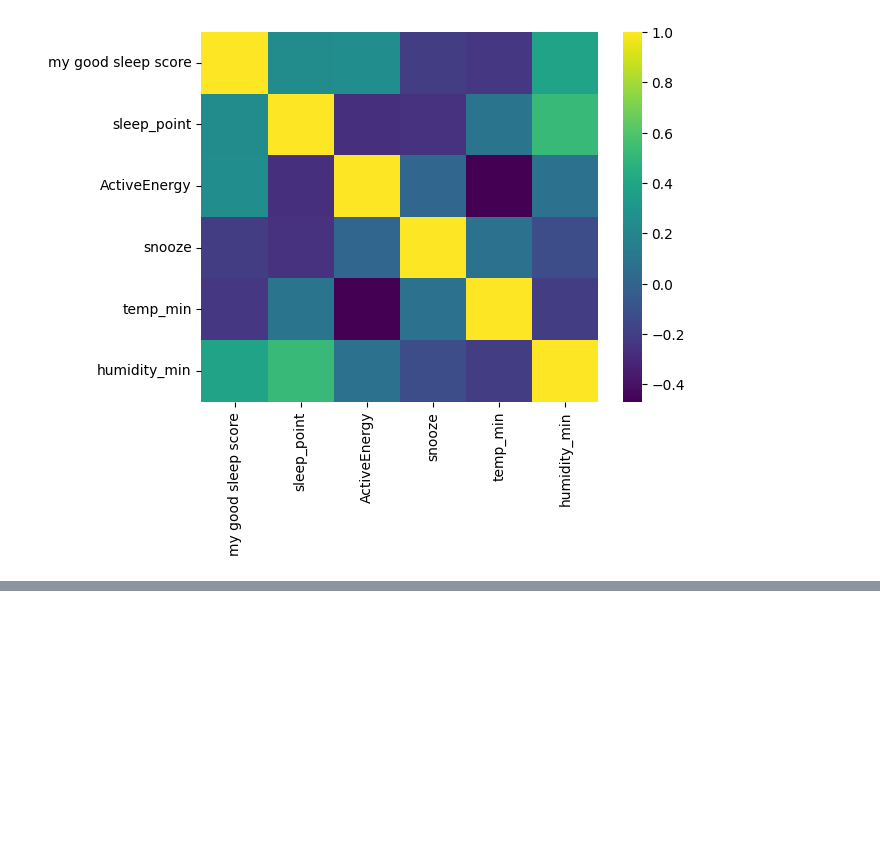
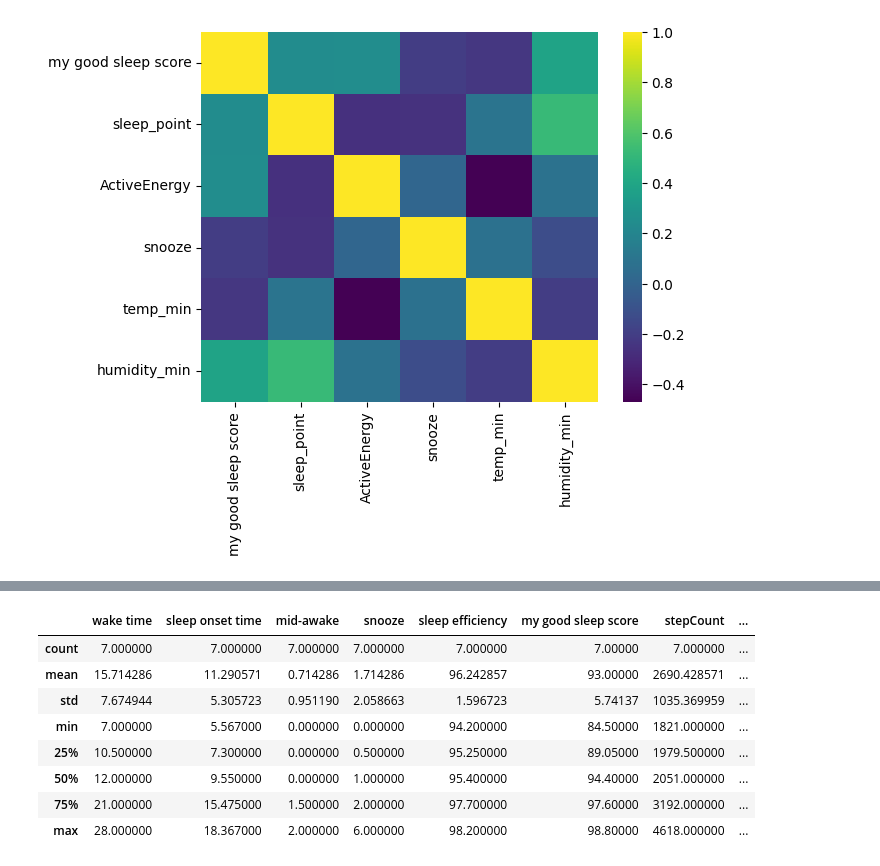
Before and after one commit to naoki-27/ds_program_health, a Jupyter notebook: analaysis.ipynb, the cells around one changed output, grey strips where cells are left out. Saved outputs shown, nothing was run; the diff lists cells and outputs as text; code cells hidden in the pictures; blank space fills up the shorter version.

```diff
--- a/analaysis.ipynb
+++ b/analaysis.ipynb
@@ -154,6 +154,13 @@ df
 | 13 | 2024-01-11 | 16.0 | 9.600 | 1 | 0 | 96.5 | 86.0 | 7537 | 18.0 | ... |
 | 14 | 2024-01-13 | 11.0 | 9.450 | 0 | 2 | 97.3 | 98.5 | 5518 | 3.0 | ... |
 15 rows × 21 columns
+# %%
+list1 = [0, 2, 4, 6, 9, 10, 12]# 暖房
+list2 = [1, 3, 5, 8, 11, 13, 14]# 暖房
+
+# リストを使ってデータフレームを分割
+df1 = df.iloc[list1]
+df2 = df.iloc[list2]
 # %%
 df = df.drop('day', axis=1)
 df = df.drop('日付', axis=1)
@@ -223,0 +253,12 @@ sns.heatmap(df[['my good sleep score', 'sleep_point', 'ActiveEnergy', 'snooze','
+# %%
+df1.describe() # 暖房あり
+# %% [output]
+|  | wake time | sleep onset time | mid-awake | snooze | sleep efficiency | my good sleep score | stepCount | ... |
+| count | 7.000000 | 7.000000 | 7.000000 | 7.000000 | 7.000000 | 7.00000 | 7.000000 | ... |
+| mean | 15.714286 | 11.290571 | 0.714286 | 1.714286 | 96.242857 | 93.00000 | 2690.428571 | ... |
+| std | 7.674944 | 5.305723 | 0.951190 | 2.058663 | 1.596723 | 5.74137 | 1035.369959 | ... |
+| min | 7.000000 | 5.567000 | 0.000000 | 0.000000 | 94.200000 | 84.50000 | 1821.000000 | ... |
+| 25% | 10.500000 | 7.300000 | 0.000000 | 0.500000 | 95.250000 | 89.05000 | 1979.500000 | ... |
+| 50% | 12.000000 | 9.550000 | 0.000000 | 1.000000 | 95.400000 | 94.40000 | 2051.000000 | ... |
+| 75% | 21.000000 | 15.475000 | 1.500000 | 2.000000 | 97.700000 | 97.60000 | 3192.000000 | ... |
+| max | 28.000000 | 18.367000 | 2.000000 | 6.000000 | 98.200000 | 98.80000 | 4618.000000 | ... |
```
Also changed, not shown: parts of 8 cells of this notebook.
